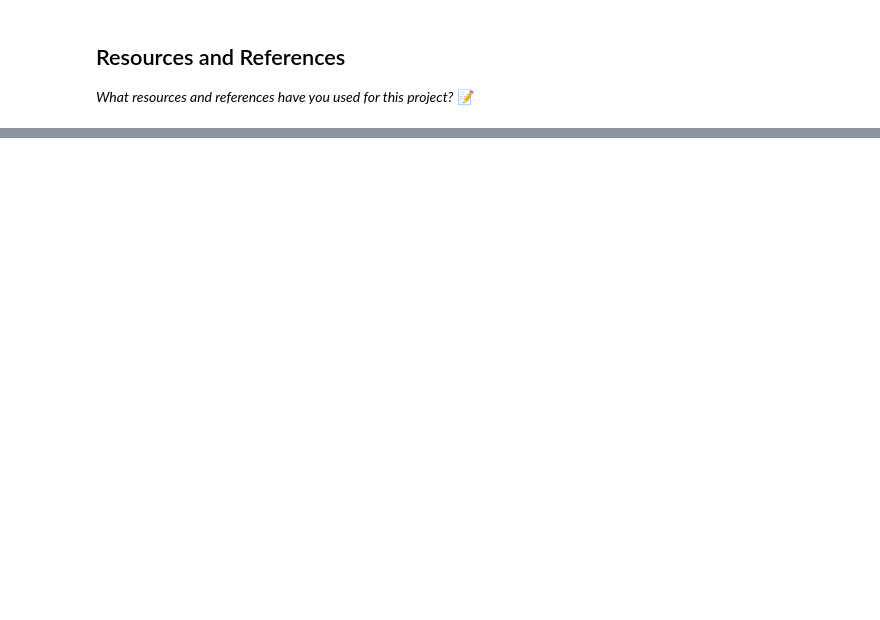
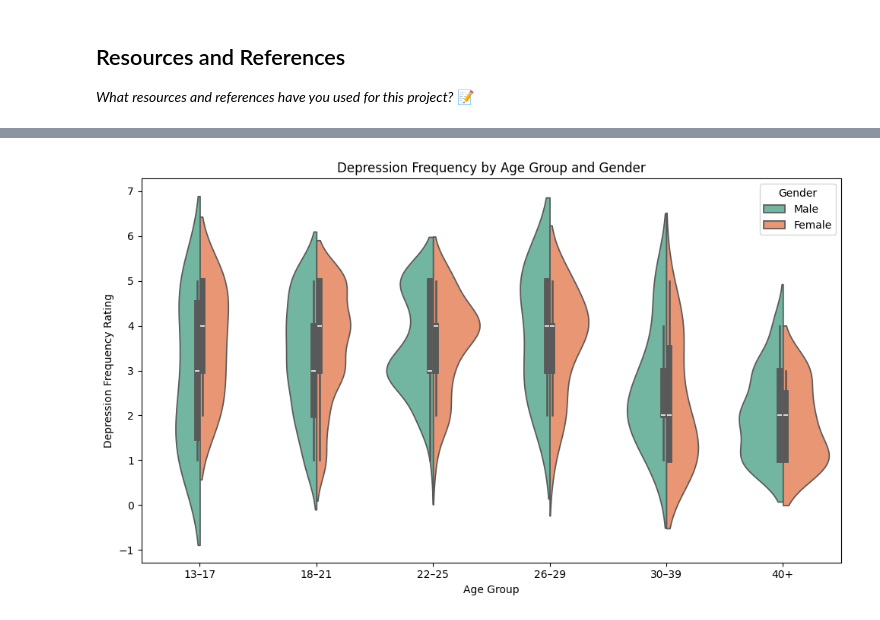
Before and after one commit to IT4063C001-Fall2025/final-project-seiberea, a Jupyter notebook: source.ipynb, the cells around one changed output, grey strips where cells are left out. Saved outputs shown, nothing was run; the diff lists cells and outputs as text; code cells hidden in the pictures; blank space fills up the shorter version.

```diff
--- a/source.ipynb
+++ b/source.ipynb
@@ -60,0 +206,25 @@ df = pd.read_excel("data_sources_standardized.xlsx")
+# %%
+# Violin Plot of Depression_Frequency_Rating by Age Group and Gender
+
+bins = [13, 18, 22, 26, 30, 40, 60]
+labels = ['13–17', '18–21', '22–25', '26–29', '30–39', '40+']
+df['Age_Group'] = pd.cut(df['Age'], bins=bins, labels=labels)
+
+filtered_df = df[df['Gender'].isin(['Male', 'Female'])]
+
+plt.figure(figsize=(10, 6))
+sns.violinplot(
+    data=filtered_df,
+    x='Age_Group',
+    y='Depression_Frequency_Rating',
+    hue='Gender',
+    split=True,
+    palette='Set2'
+)
+plt.title('Depression Frequency by Age Group and Gender')
+plt.xlabel('Age Group')
+plt.ylabel('Depression Frequency Rating')
+plt.tight_layout()
+plt.show()
+# %% [output]
+[figure, added]
```
Also changed, not shown: parts of 20 cells of this notebook, 3 other files.
